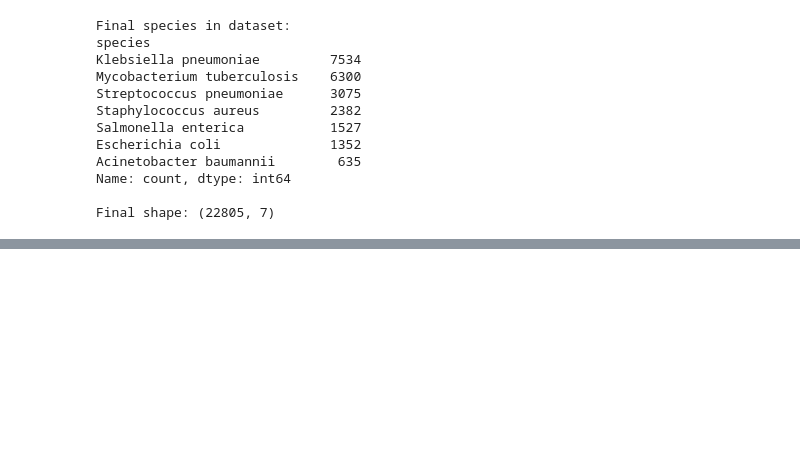
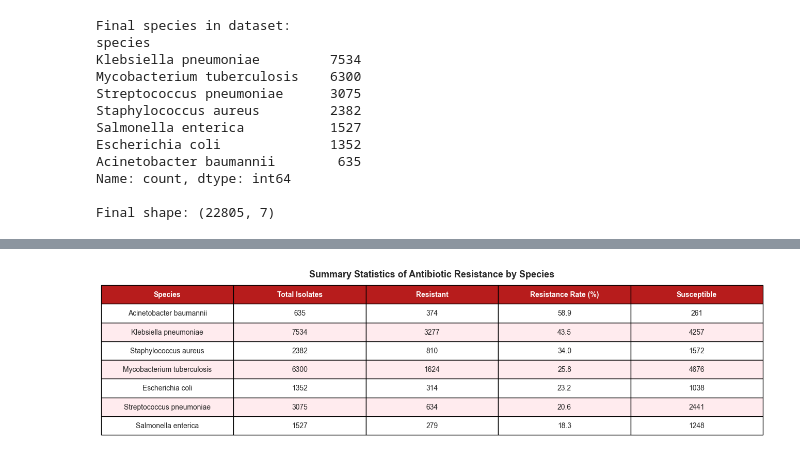
Before and after one commit to harshitpatel-cloud/amr-resistance-prediction, a Jupyter notebook: amr_analysis.ipynb, the cells around one changed output, grey strips where cells are left out. Saved outputs shown, nothing was run; the diff lists cells and outputs as text; code cells hidden in the pictures; blank space fills up the shorter version.

```diff
--- a/amr_analysis.ipynb
+++ b/amr_analysis.ipynb
@@ -256,0 +304,44 @@ Plot 4 done!
+# %%
+import matplotlib.pyplot as plt
+
+summary = df.groupby("species").agg(
+    Total_Isolates=("phenotype", "count"),
+    Resistant=("is_resistant", "sum"),
+).reset_index()
+summary["Resistance_Rate"] = (summary["Resistant"] / summary["Total_Isolates"] * 100).round(1)
+summary["Susceptible"] = summary["Total_Isolates"] - summary["Resistant"]
+summary = summary.sort_values("Resistance_Rate", ascending=False)
+summary.columns = ["Species", "Total Isolates", "Resistant", "Resistance Rate (%)", "Susceptible"]
+
+fig, ax = plt.subplots(figsize=(13, 3.5))
+ax.axis("off")
+
+table = ax.table(
+    cellText=summary.values,
+    colLabels=summary.columns,
+    cellLoc="center",
+    loc="center"
+)
+
+table.auto_set_font_size(False)
+table.set_fontsize(10)
+table.scale(1.2, 2.2)
+
+for j in range(len(summary.columns)):
+    table[0, j].set_facecolor("#b71c1c")
+    table[0, j].set_text_props(color="white", fontweight="bold")
+
+for i in range(1, len(summary) + 1):
+    for j in range(len(summary.columns)):
+        if i % 2 == 0:
+            table[i, j].set_facecolor("#ffebee")
+        else:
+            table[i, j].set_facecolor("#ffffff")
+
+plt.title("Summary Statistics of Antibiotic Resistance by Species",
+          fontsize=13, fontweight="bold", pad=20)
+plt.tight_layout()
+plt.savefig("summary_table.png", dpi=150, bbox_inches="tight")
+plt.show()
+# %% [output]
+[figure, added]
```
Also changed, not shown: parts of 24 cells of this notebook.
